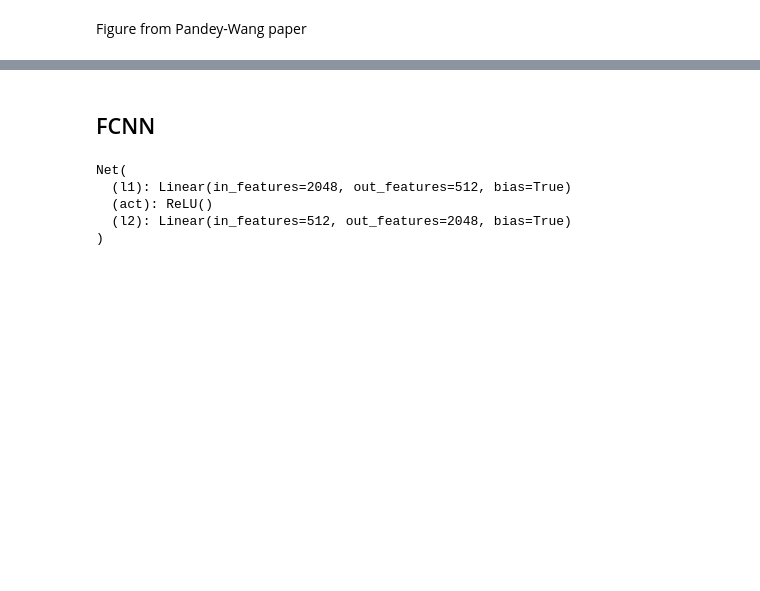
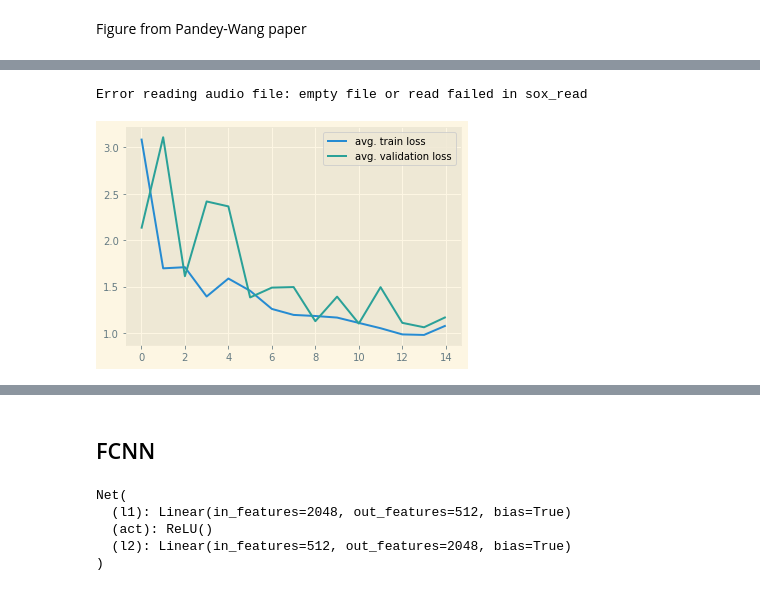
Before and after one commit to ZeroCHENml/DeReverb, a Jupyter notebook: Using_Dataloader.ipynb, the cells around one changed output, grey strips where cells are left out. Drawn from its saved outputs; the diff is of its cells as text; code cells hidden in the pictures; blank space fills up the shorter version.

```diff
--- a/Using_Dataloader.ipynb
+++ b/Using_Dataloader.ipynb
@@ -174,3 +92,0 @@ plt.plot(speech_ex.T.numpy()[:1024])
-# %%
-def fourier(x, frame_len):
-    return taf.magphase(x.rfft(1)[:,:,:frame_len,:])
@@ -272,0 +168,2 @@ Audio(reconstructed, rate=sr)
+# %%
+fnet.load_state_dict(torch.load('./models/MSELoss()_15_None.pth'))
@@ -272,0 +178,70 @@ Audio(reconstructed, rate=sr)
+# %%
+def visdiff(input, output, target):
+    ins =  inputs.detach().squeeze()[0,:].cpu().unsqueeze(1)
+    outs =  outputs.detach().squeeze()[0,:].cpu().unsqueeze(1)
+    targs = targets.detach().squeeze()[0,:].cpu().unsqueeze(-1)
+    catted = torch.cat((ins, outs, targs), dim=1).numpy()
+    plt.plot(catted)
+    plt.xscale('log')
+    plt.xlabel('Frequency')
+    plt.ylabel('Amplitude')
+    plt.legend(('Input', 'Output', 'Target'))
+    plt.show()
+# %%
+loss_weight = None
+
+if loss_weight == 'percep':
+    loudness = iso226.iso226_spl_itpl(L_N=40, hfe=True, k=3)
+    f = np.linspace(0, sr//2, frame_len//2)
+    loud_weights = torch.from_numpy(np.float32(1/loudness(f))).cuda()
+    loud_weights /= torch.mean(loud_weights)
+else:
+    loud_weights = torch.ones(frame_len//2).cuda()
+
+n_epochs = 15
+
+mb = master_bar(range(n_epochs))
+mb.names = ['avg. train loss', 'avg. validation loss']
+train_losses = []
+valid_losses = []
+for epoch in mb:
+    fnet.train()
+    tl = 0
+    for batch_n,data in enumerate(progress_bar(train_dl, parent=mb)):
+
+        # Index needed for some ridiculous reason because torch.rfft
+        # has one extra element than it needs
+        inputs =  fourier(data[0].cuda())[0][:,:,:frame_len//2]
+        targets = fourier(data[1].cuda())[0][:,:,:frame_len//2]
+
+        optim.zero_grad()
+
+        outputs = fnet.forward(inputs)
+        loss = critereon(outputs*loud_weights, targets*loud_weights)
+        tl += loss.detach().cpu().numpy()
+
+        if 0:#batch_n == 0:
+            visdiff(inputs, outputs, targets)
+
+        loss.backward()
+        optim.step()
+
+    train_losses.append(tl/train_size)
+
+    fnet.eval()
+    vl = 0
+    with torch.no_grad():
+        for data in progress_bar(valid_dl, parent=mb):
+            inputs =  fourier(data[0].cuda())[0][:,:,:frame_len//2]
+            targets = fourier(data[1].cuda())[0][:,:,:frame_len//2]
+
+            outputs = fnet.forward(inputs)
+            loss = critereon(outputs*loud_weights, targets*loud_weights)
+
+            vl += loss.detach().cpu().numpy()
+
+        valid_losses.append(vl/valid_size)
+
+    mb.update_graph([[range(len(train_losses)), train_losses], [range(len(valid_losses)), valid_losses]])
+torch.save(fnet.state_dict(), f'./models/{critereon}_{n_epochs}_{loss_weight}.pth')
+# %% [output]
@@ -272,0 +249,2 @@ Audio(reconstructed, rate=sr)
+Error reading audio file: empty file or read failed in sox_read
+[figure, added]
```
Also changed, not shown: parts of 84 cells of this notebook, 9 other files.
